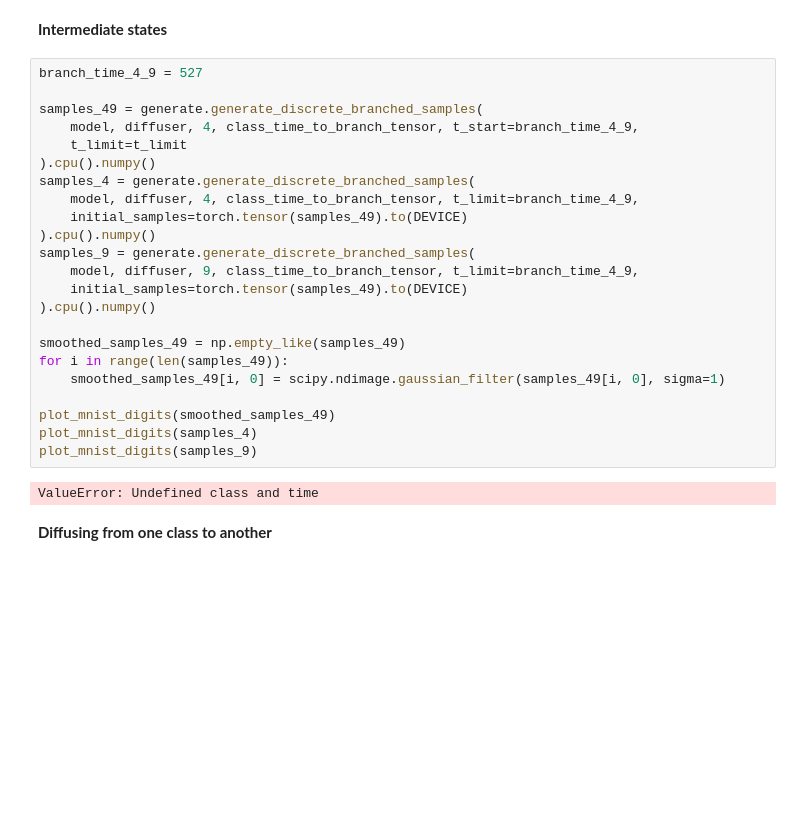
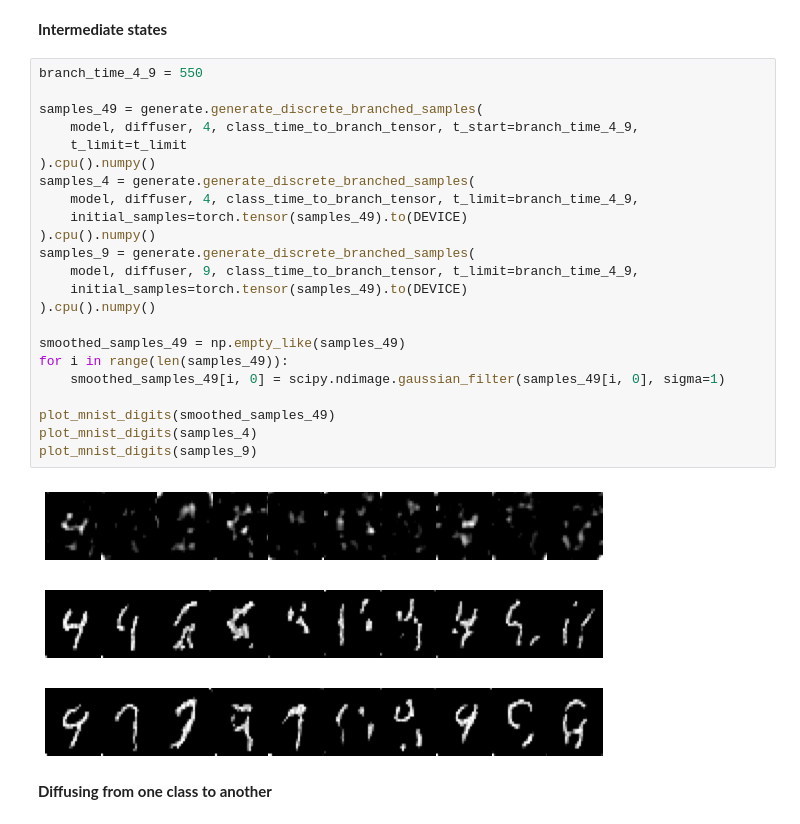
Before and after one commit to Genentech/branched-diffusion, a Jupyter notebook: notebooks/discrete_branched_mnist.ipynb, the cells around one changed output. Saved outputs shown, nothing was run; the diff lists cells and outputs as text; blank space fills up the shorter version.

```diff
--- a/notebooks/discrete_branched_mnist.ipynb
+++ b/notebooks/discrete_branched_mnist.ipynb
@@ -183,30 +190,32 @@ Sampling class: 0
 # %% [markdown]
 **Intermediate states**
 # %%
-branch_time_4_9 = 527
+branch_time_4_9 = 550
 
 samples_49 = generate.generate_discrete_branched_samples(
     model, diffuser, 4, class_time_to_branch_tensor, t_start=branch_time_4_9,
     t_limit=t_limit
 ).cpu().numpy()
 samples_4 = generate.generate_discrete_branched_samples(
     model, diffuser, 4, class_time_to_branch_tensor, t_limit=branch_time_4_9,
     initial_samples=torch.tensor(samples_49).to(DEVICE)
 ).cpu().numpy()
 samples_9 = generate.generate_discrete_branched_samples(
     model, diffuser, 9, class_time_to_branch_tensor, t_limit=branch_time_4_9,
     initial_samples=torch.tensor(samples_49).to(DEVICE)
 ).cpu().numpy()
 
 smoothed_samples_49 = np.empty_like(samples_49)
 for i in range(len(samples_49)):
     smoothed_samples_49[i, 0] = scipy.ndimage.gaussian_filter(samples_49[i, 0], sigma=1)
 
 plot_mnist_digits(smoothed_samples_49)
 plot_mnist_digits(samples_4)
 plot_mnist_digits(samples_9)
 # %% [output]
-ValueError: Undefined class and time
+[figure, added]
+[figure, added]
+[figure, added]
 # %% [markdown]
 **Diffusing from one class to another**
 # %%
```
Also changed, not shown: parts of 6 cells of this notebook, 6 other files.
